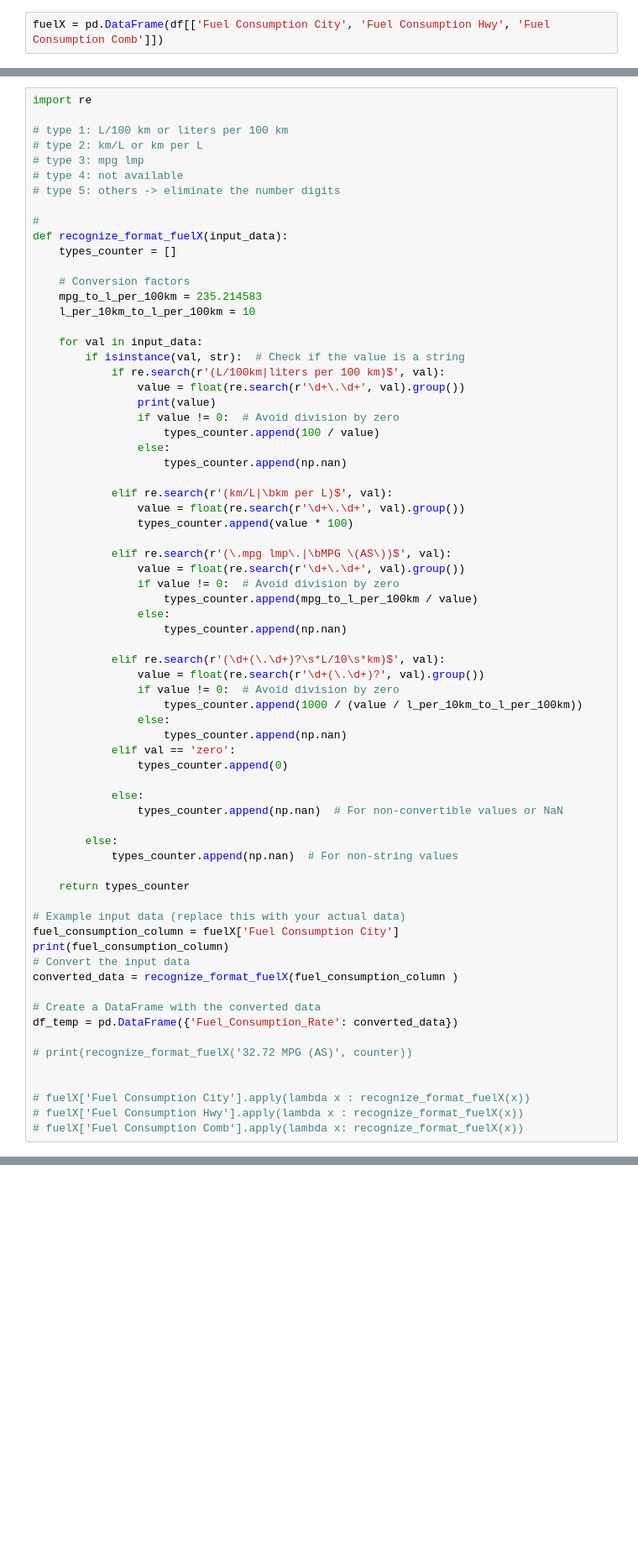
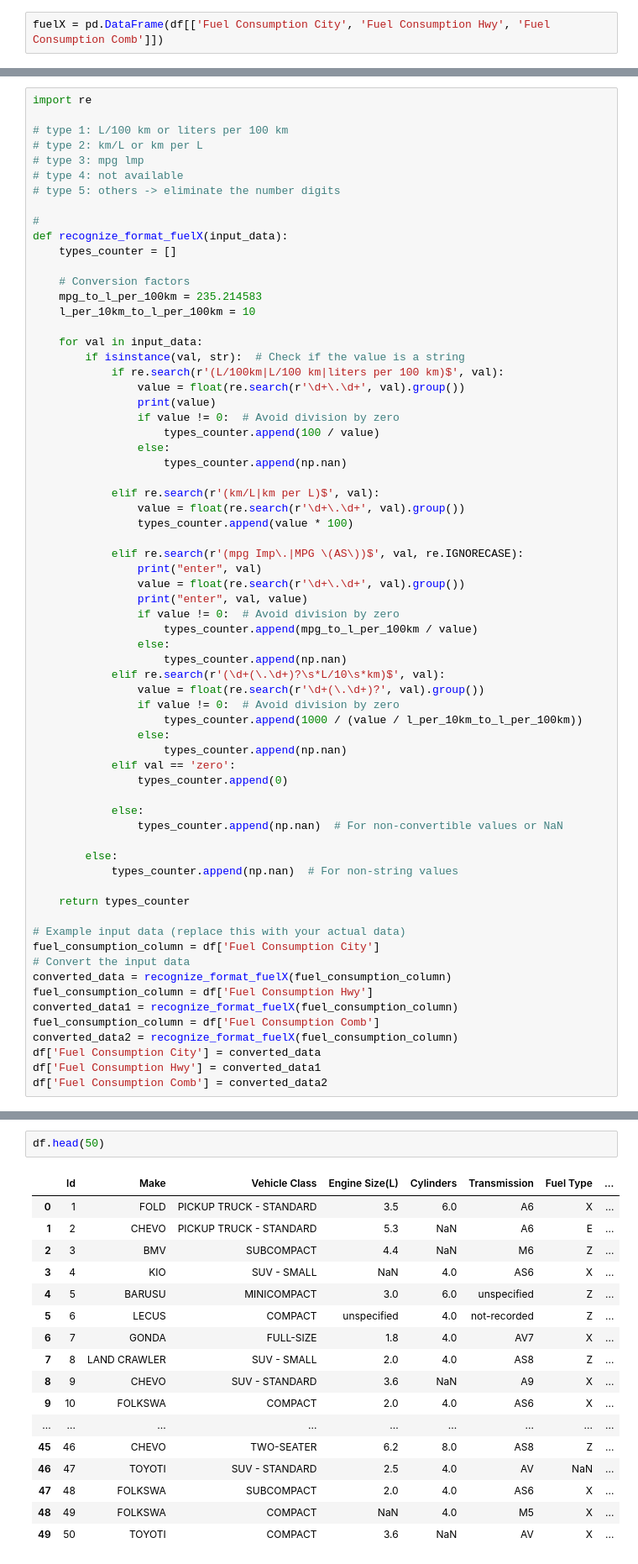
Before and after one commit to Three-Pandas/Data-Slayer, a Jupyter notebook: Samuel Notebooks/Notebook1 Samuel.ipynb, the cells around one changed output, grey strips where cells are left out. Shown: that part at 84% size. Saved outputs shown, nothing was run; the diff lists cells and outputs as text; blank space fills up the shorter version.

```diff
--- a/Samuel Notebooks/Notebook1 Samuel.ipynb
+++ b/Samuel Notebooks/Notebook1 Samuel.ipynb
@@ -145,7 +144,7 @@ def recognize_format_fuelX(input_data):
 
     for val in input_data:
         if isinstance(val, str):  # Check if the value is a string
-            if re.search(r'(L/100km|liters per 100 km)$', val):
+            if re.search(r'(L/100km|L/100 km|liters per 100 km)$', val):
                 value = float(re.search(r'\d+\.\d+', val).group())
                 print(value)
                 if value != 0:  # Avoid division by zero
@@ -153,17 +152,18 @@ def recognize_format_fuelX(input_data):
                 else:
                     types_counter.append(np.nan)
 
-            elif re.search(r'(km/L|\bkm per L)$', val):
+            elif re.search(r'(km/L|km per L)$', val):
                 value = float(re.search(r'\d+\.\d+', val).group())
                 types_counter.append(value * 100)
 
-            elif re.search(r'(\.mpg lmp\.|\bMPG \(AS\))$', val):
+            elif re.search(r'(mpg Imp\.|MPG \(AS\))$', val, re.IGNORECASE):
+                print("enter", val)
                 value = float(re.search(r'\d+\.\d+', val).group())
+                print("enter", val, value)
                 if value != 0:  # Avoid division by zero
                     types_counter.append(mpg_to_l_per_100km / value)
                 else:
                     types_counter.append(np.nan)
-
             elif re.search(r'(\d+(\.\d+)?\s*L/10\s*km)$', val):
                 value = float(re.search(r'\d+(\.\d+)?', val).group())
                 if value != 0:  # Avoid division by zero
@@ -182,17 +182,13 @@ def recognize_format_fuelX(input_data):
     return types_counter
 
 # Example input data (replace this with your actual data)
-fuel_consumption_column = fuelX['Fuel Consumption City']
-print(fuel_consumption_column)
+fuel_consumption_column = df['Fuel Consumption City']
 # Convert the input data
-converted_data = recognize_format_fuelX(fuel_consumption_column )
-
-# Create a DataFrame with the converted data
-df_temp = pd.DataFrame({'Fuel_Consumption_Rate': converted_data})
-
-# print(recognize_format_fuelX('32.72 MPG (AS)', counter))
-
-
-# fuelX['Fuel Consumption City'].apply(lambda x : recognize_format_fuelX(x))
-# fuelX['Fuel Consumption Hwy'].apply(lambda x : recognize_format_fuelX(x))
-# fuelX['Fuel Consumption Comb'].apply(lambda x: recognize_format_fuelX(x))
+converted_data = recognize_format_fuelX(fuel_consumption_column)
+fuel_consumption_column = df['Fuel Consumption Hwy']
+converted_data1 = recognize_format_fuelX(fuel_consumption_column)
+fuel_consumption_column = df['Fuel Consumption Comb']
+converted_data2 = recognize_format_fuelX(fuel_consumption_column)
+df['Fuel Consumption City'] = converted_data
+df['Fuel Consumption Hwy'] = converted_data1
+df['Fuel Consumption Comb'] = converted_data2
@@ -225,0 +199,20 @@ df_temp.head()
+# %%
+df.head(50)
+# %% [output]
+|  | Id | Make | Vehicle Class | Engine Size(L) | Cylinders | Transmission | Fuel Type | ... |
+| 0 | 1 | FOLD | PICKUP TRUCK - STANDARD | 3.5 | 6.0 | A6 | X | ... |
+| 1 | 2 | CHEVO | PICKUP TRUCK - STANDARD | 5.3 | NaN | A6 | E | ... |
+| 2 | 3 | BMV | SUBCOMPACT | 4.4 | NaN | M6 | Z | ... |
+| 3 | 4 | KIO | SUV - SMALL | NaN | 4.0 | AS6 | X | ... |
+| 4 | 5 | BARUSU | MINICOMPACT | 3.0 | 6.0 | unspecified | Z | ... |
+| 5 | 6 | LECUS | COMPACT | unspecified | 4.0 | not-recorded | Z | ... |
+| 6 | 7 | GONDA | FULL-SIZE | 1.8 | 4.0 | AV7 | X | ... |
+| 7 | 8 | LAND CRAWLER | SUV - SMALL | 2.0 | 4.0 | AS8 | Z | ... |
+| 8 | 9 | CHEVO | SUV - STANDARD | 3.6 | NaN | A9 | X | ... |
+| 9 | 10 | FOLKSWA | COMPACT | 2.0 | 4.0 | AS6 | X | ... |
+| ... | ... | ... | ... | ... | ... | ... | ... | ... |
+| 45 | 46 | CHEVO | TWO-SEATER | 6.2 | 8.0 | AS8 | Z | ... |
+| 46 | 47 | TOYOTI | SUV - STANDARD | 2.5 | 4.0 | AV | NaN | ... |
+| 47 | 48 | FOLKSWA | SUBCOMPACT | 2.0 | 4.0 | AS6 | X | ... |
+| 48 | 49 | FOLKSWA | COMPACT | NaN | 4.0 | M5 | X | ... |
+| 49 | 50 | TOYOTI | COMPACT | 3.6 | NaN | AV | X | ... |
```
Also changed, not shown: parts of 6 cells of this notebook.
